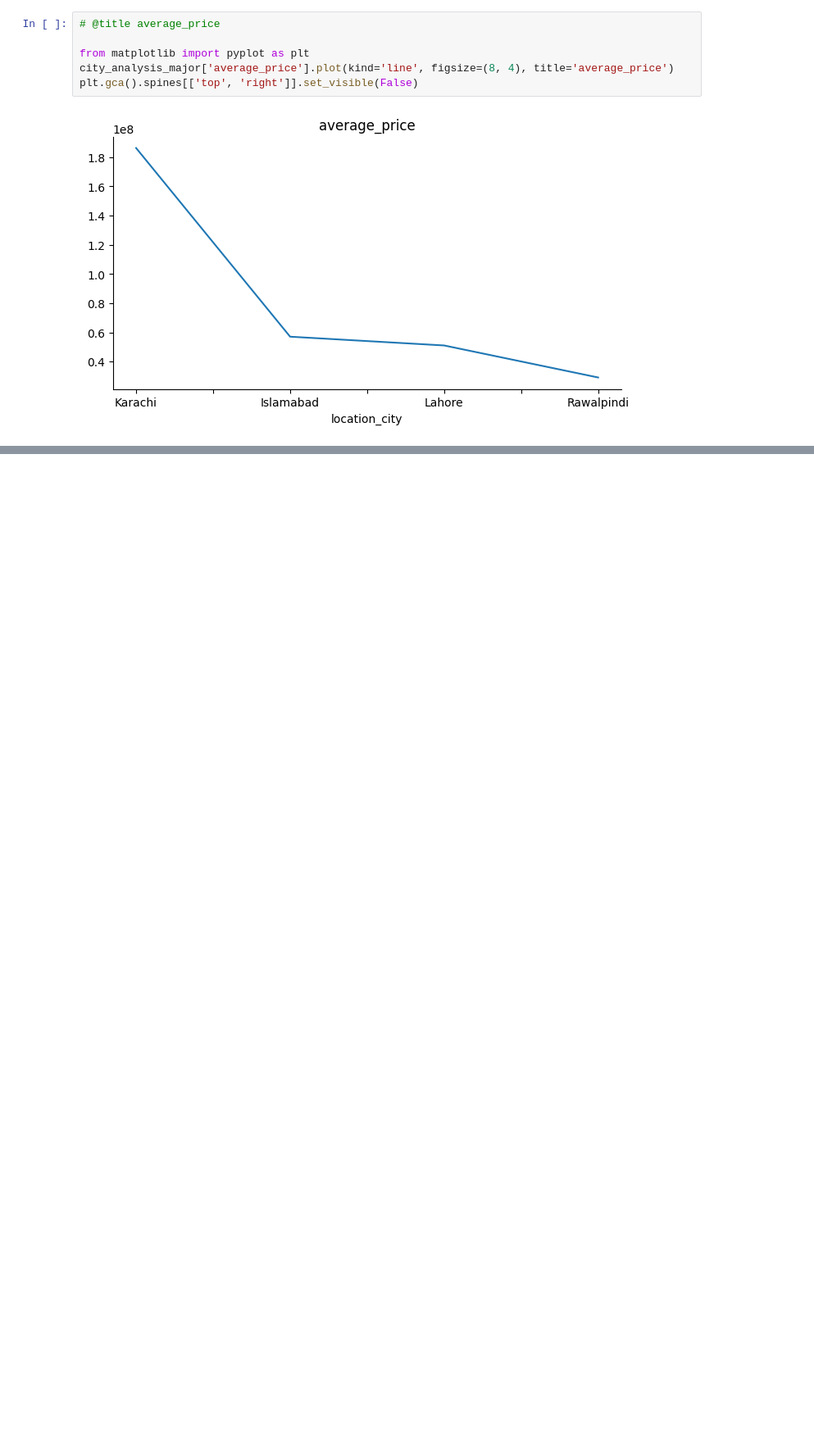
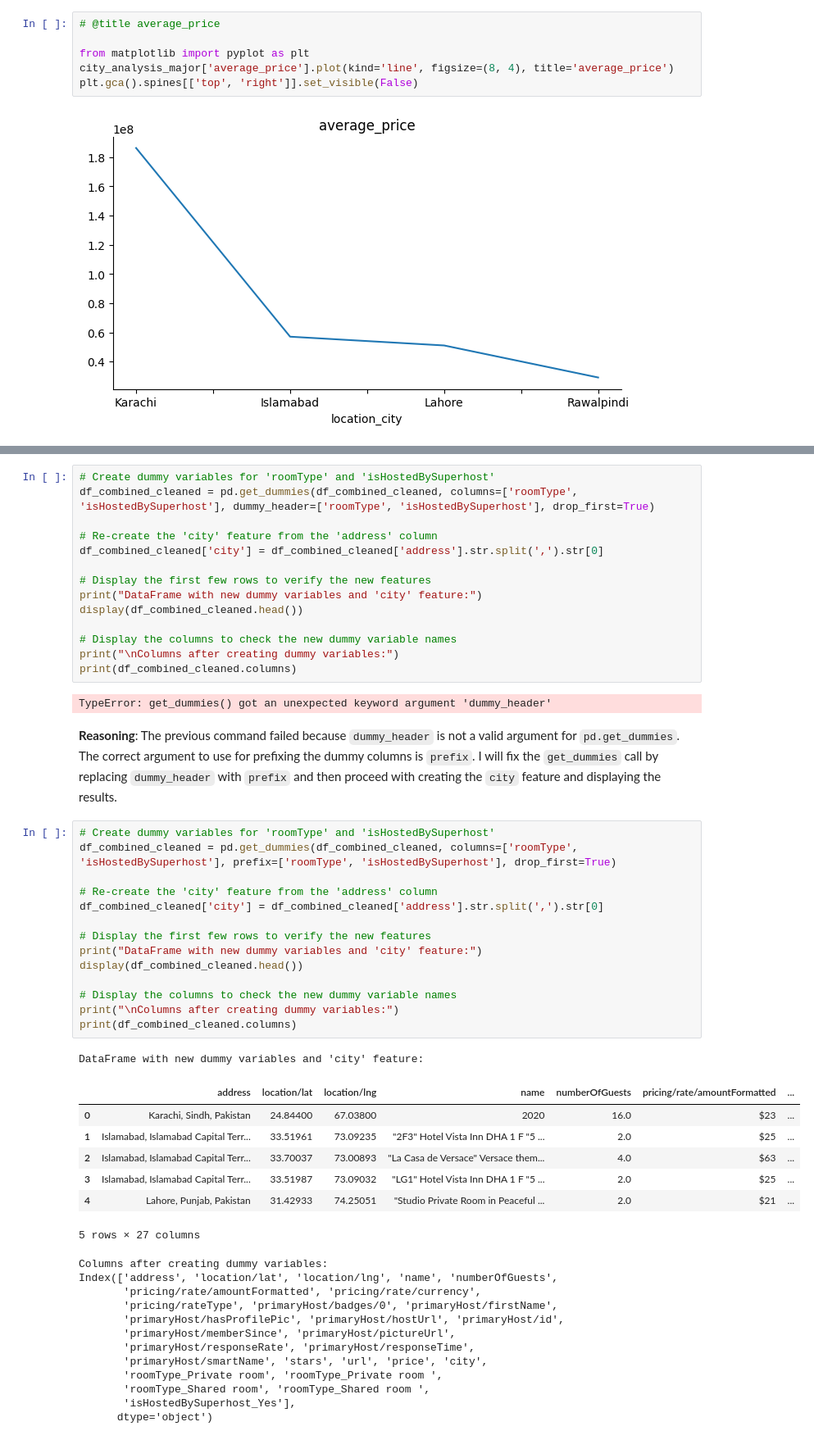
Before and after one commit to tahahasan01/Airbnb_Listings_Analysis, a Jupyter notebook: Airbnb_Analysis.ipynb, the cells around one changed output, grey strips where cells are left out. Shown at 82% size. Drawn from its saved outputs; the diff is of its cells as text; blank space fills up the shorter version.

```diff
--- a/Airbnb_Analysis.ipynb
+++ b/Airbnb_Analysis.ipynb
@@ -1101,0 +1300,54 @@ plt.gca().spines[['top', 'right']].set_visible(False)
+# %%
+# Create dummy variables for 'roomType' and 'isHostedBySuperhost'
+df_combined_cleaned = pd.get_dummies(df_combined_cleaned, columns=['roomType', 'isHostedBySuperhost'], dummy_header=['roomType', 'isHostedBySuperhost'], drop_first=True)
+
+# Re-create the 'city' feature from the 'address' column
+df_combined_cleaned['city'] = df_combined_cleaned['address'].str.split(',').str[0]
+
+# Display the first few rows to verify the new features
+print("DataFrame with new dummy variables and 'city' feature:")
+display(df_combined_cleaned.head())
+
+# Display the columns to check the new dummy variable names
+print("\nColumns after creating dummy variables:")
+print(df_combined_cleaned.columns)
+# %% [output]
+TypeError: get_dummies() got an unexpected keyword argument 'dummy_header'
+# %% [markdown]
+**Reasoning**:
+The previous command failed because `dummy_header` is not a valid argument for `pd.get_dummies`. The correct argument to use for prefixing the dummy columns is `prefix`. I will fix the `get_dummies` call by replacing `dummy_header` with `prefix` and then proceed with creating the `city` feature and displaying the results.
+# %%
+# Create dummy variables for 'roomType' and 'isHostedBySuperhost'
+df_combined_cleaned = pd.get_dummies(df_combined_cleaned, columns=['roomType', 'isHostedBySuperhost'], prefix=['roomType', 'isHostedBySuperhost'], drop_first=True)
+
+# Re-create the 'city' feature from the 'address' column
+df_combined_cleaned['city'] = df_combined_cleaned['address'].str.split(',').str[0]
+
+# Display the first few rows to verify the new features
+print("DataFrame with new dummy variables and 'city' feature:")
+display(df_combined_cleaned.head())
+
+# Display the columns to check the new dummy variable names
+print("\nColumns after creating dummy variables:")
+print(df_combined_cleaned.columns)
+# %% [output]
+DataFrame with new dummy variables and 'city' feature:
+|  | address | location/lat | location/lng | name | numberOfGuests | pricing/rate/amountFormatted | ... |
+| 0 | Karachi, Sindh, Pakistan | 24.84400 | 67.03800 | 2020 | 16.0 | $23 | ... |
+| 1 | Islamabad, Islamabad Capital Terr... | 33.51961 | 73.09235 | "2F3" Hotel Vista Inn DHA 1 F "5 ... | 2.0 | $25 | ... |
+| 2 | Islamabad, Islamabad Capital Terr... | 33.70037 | 73.00893 | "La Casa de Versace" Versace them... | 4.0 | $63 | ... |
+| 3 | Islamabad, Islamabad Capital Terr... | 33.51987 | 73.09032 | "LG1" Hotel Vista Inn DHA 1 F "5 ... | 2.0 | $25 | ... |
+| 4 | Lahore, Punjab, Pakistan | 31.42933 | 74.25051 | "Studio Private Room in Peaceful ... | 2.0 | $21 | ... |
+5 rows × 27 columns
+Columns after creating dummy variables:
+Index(['address', 'location/lat', 'location/lng', 'name', 'numberOfGuests',
+       'pricing/rate/amountFormatted', 'pricing/rate/currency',
+       'pricing/rateType', 'primaryHost/badges/0', 'primaryHost/firstName',
+       'primaryHost/hasProfilePic', 'primaryHost/hostUrl', 'primaryHost/id',
+       'primaryHost/memberSince', 'primaryHost/pictureUrl',
+       'primaryHost/responseRate', 'primaryHost/responseTime',
+       'primaryHost/smartName', 'stars', 'url', 'price', 'city',
+       'roomType_Private room', 'roomType_Private room ',
+       'roomType_Shared room', 'roomType_Shared room ',
+       'isHostedBySuperhost_Yes'],
+      dtype='object')
```
Also changed, not shown: parts of 36 cells of this notebook.
